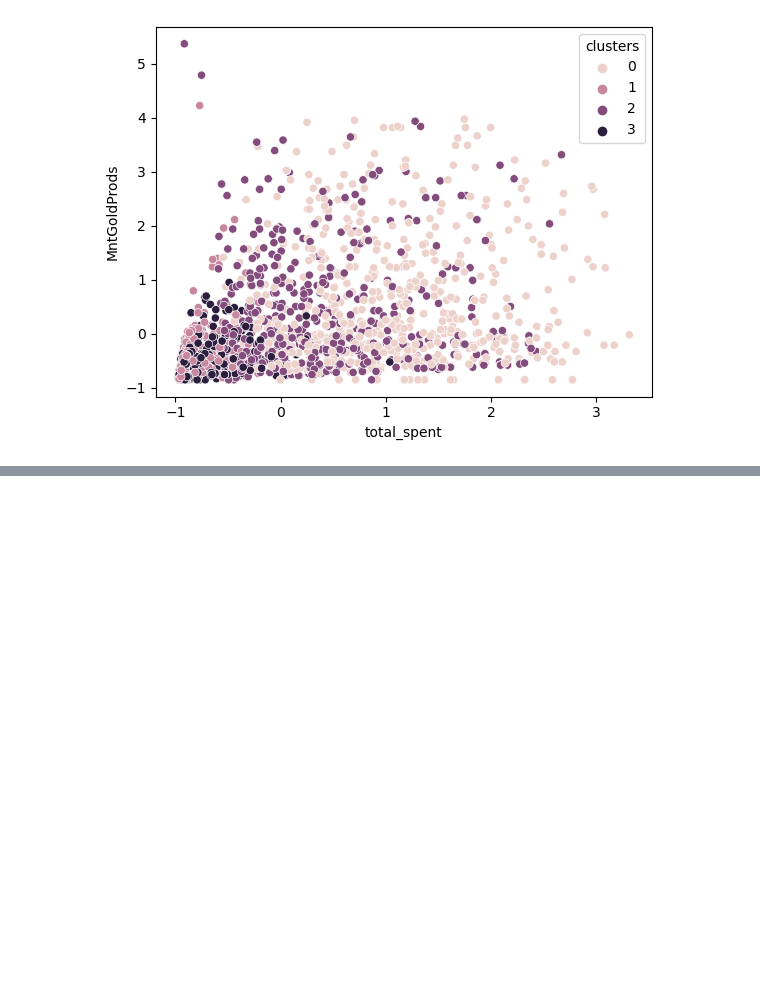
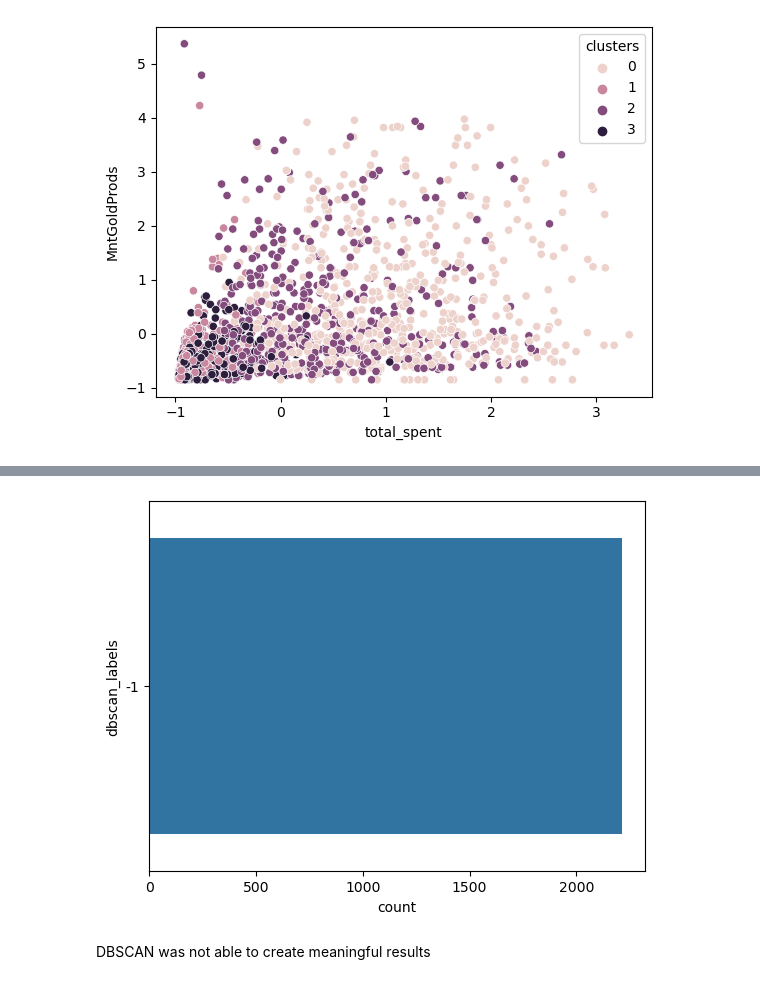
Before and after one commit to tamaricki/Projects, a Jupyter notebook: Customer_analysis_clustering.ipynb, the cells around one changed output, grey strips where cells are left out. Cells and saved outputs as stored; diff of their text form; code cells hidden in the pictures; blank space fills up the shorter version.

```diff
--- a/Customer_analysis_clustering.ipynb
+++ b/Customer_analysis_clustering.ipynb
@@ -378,0 +387,11 @@ plt.show()
+# %%
+dbscan = DBSCAN(eps=0.5, min_samples=10)
+dbscan_labels =dbscan.fit_predict(data)
+data['dbscan_labels'] = dbscan_labels
+# %%
+sns.countplot(data, y='dbscan_labels')
+plt.show()
+# %% [output]
+[figure, added]
+# %% [markdown]
+DBSCAN was not able to create meaningful results
```
Also changed, not shown: parts of 5 cells of this notebook.
